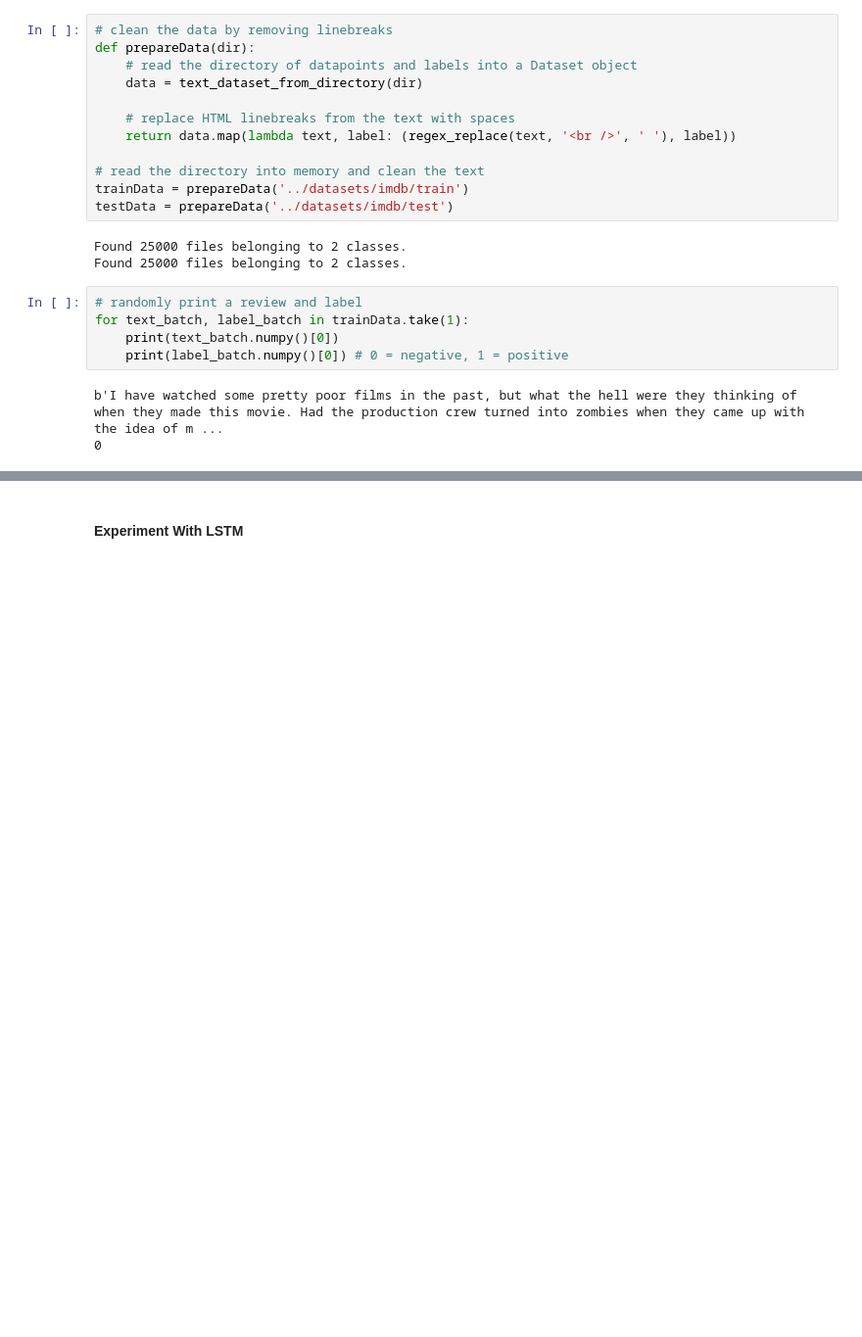
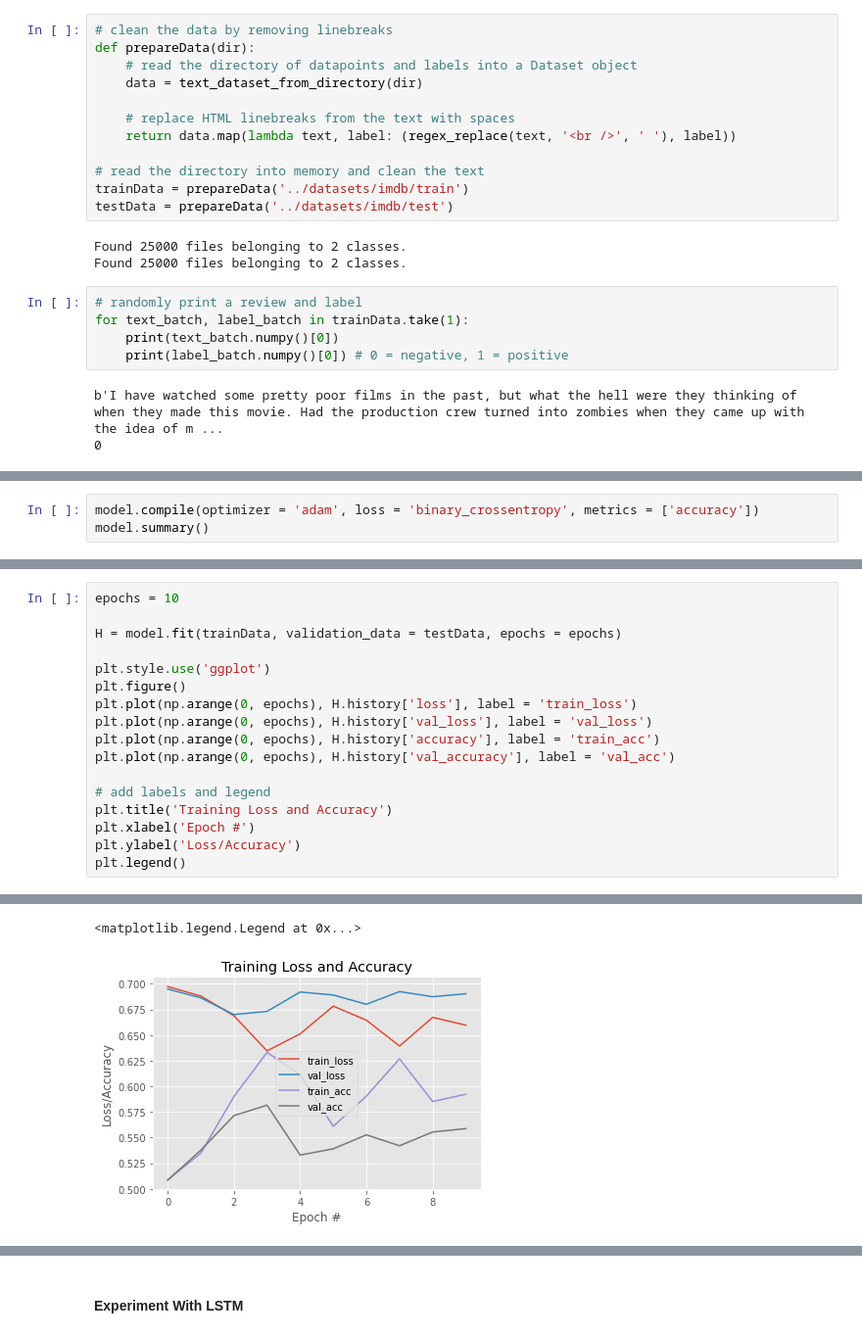
Before and after one commit to rtwhite1546/Fall-2020-Neural-Networks, a Jupyter notebook: Week-14/Week-14.ipynb, the cells around one changed output, grey strips where cells are left out. Shown: that part at 98% size. Drawn from its saved outputs; the diff is of its cells as text; blank space fills up the shorter version.

```diff
--- a/Week-14/Week-14.ipynb
+++ b/Week-14/Week-14.ipynb
@@ -240,0 +558,3 @@ Epoch 10/10
+# %%
+model.compile(optimizer = 'adam', loss = 'binary_crossentropy', metrics = ['accuracy'])
+model.summary()
@@ -240,0 +580,18 @@ Epoch 10/10
+# %%
+epochs = 10
+
+H = model.fit(trainData, validation_data = testData, epochs = epochs)
+
+plt.style.use('ggplot')
+plt.figure()
+plt.plot(np.arange(0, epochs), H.history['loss'], label = 'train_loss')
+plt.plot(np.arange(0, epochs), H.history['val_loss'], label = 'val_loss')
+plt.plot(np.arange(0, epochs), H.history['accuracy'], label = 'train_acc')
+plt.plot(np.arange(0, epochs), H.history['val_accuracy'], label = 'val_acc')
+
+# add labels and legend
+plt.title('Training Loss and Accuracy')
+plt.xlabel('Epoch #')
+plt.ylabel('Loss/Accuracy')
+plt.legend()
+# %% [output]
@@ -240,0 +618,2 @@ Epoch 10/10
+<matplotlib.legend.Legend at 0x...>
+[figure, added]
```
Also changed, not shown: parts of 47 cells of this notebook.
